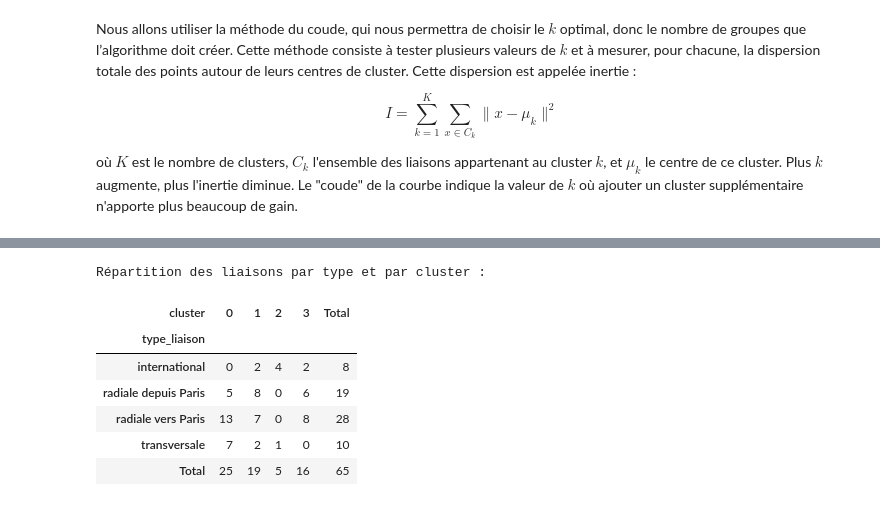
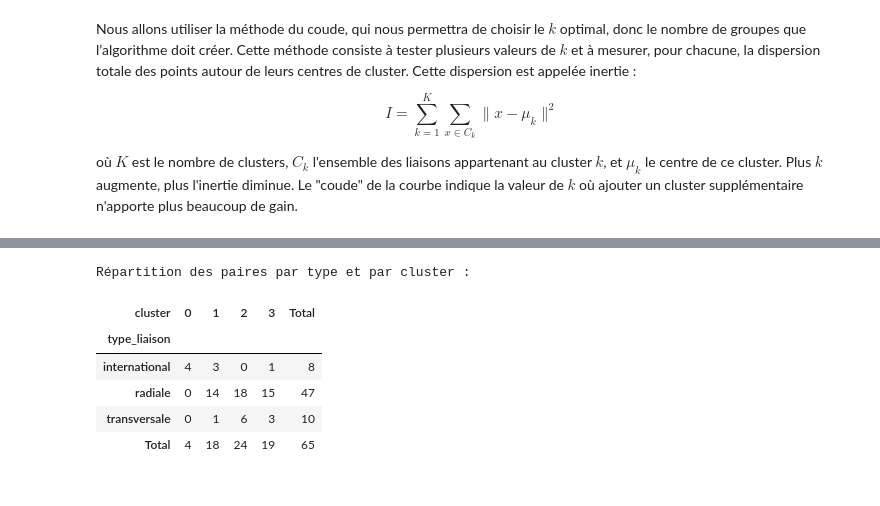
Before and after one commit to husseindakroube/IADATA701-PROJET, a Jupyter notebook: notebooks/04_ml_non_supervise.ipynb, the cells around one changed output, grey strips where cells are left out. Cells and saved outputs as stored; diff of their text form; code cells hidden in the pictures.

```diff
--- a/notebooks/04_ml_non_supervise.ipynb
+++ b/notebooks/04_ml_non_supervise.ipynb
@@ -204,10 +214,8 @@ Nous choisissons donc de retenir 4 clusters pour la suite de l'analyse, afin de
 # %%
-# clustering K-Means avec k=4
-# chaque liaison recoit un numero de cluster entre 0 et 3
+# Ajuster KMeans uniquement sur les données d'entraînement.
+kmeans = KMeans(n_clusters=4, random_state=SEED, n_init=10)
+profils["cluster"] = kmeans.fit_predict(X)
 
-modele = KMeans(n_clusters=4, random_state=SEED, n_init=10)
-profils["cluster"] = modele.fit_predict(X)
-
-print("Repartition des liaisons par cluster :")
+print("Répartition des paires par cluster :")
 print(profils["cluster"].value_counts().sort_index())
 # %% [output]
@@ -357,27 +341,37 @@ La projection PCA nous permet de représenter les 65 liaisons sur un graphique e
 # %%
+# Comparer les clusters avec une typologie adaptée aux paires non orientées.
+# Une paire internationale reste internationale ; sinon, la présence
+# d'une gare parisienne suffit à la classer comme radiale.
+paires_internationales = set(
+    data.loc[data["service"] == "International", "paire"]
+)
 
-# On compare les clusters obtenus avec notre classification géographique
-# Pour chaque paire de gares, on récupère son type de liaison
 
-type_par_paire = data.groupby("paire", observed=True)["type_liaison"].first()
-profils["type_liaison"] = type_par_paire
+def type_paire(paire):
+    if paire in paires_internationales:
+        return "international"
+    if any(gare in paris_gares for gare in paire):
+        return "radiale"
+    return "transversale"
 
-# On crée un tableau pour voir comment les types de liaisons
-# se répartissent entre les différents clusters
-tableau_croise = pd.crosstab(profils["type_liaison"],
-                             profils["cluster"],
-                             margins=True,
-                             margins_name="Total")
 
-print("Répartition des liaisons par type et par cluster :")
-tableau_croise
+# On évite de choisir arbitrairement le type de la première observation.
+profils["type_liaison"] = [type_paire(paire) for paire in profils.index]
+
+tableau_croise = pd.crosstab(
+    profils["type_liaison"],
+    profils["cluster"],
+    margins=True,
+    margins_name="Total",
+)
+print("Répartition des paires par type et par cluster :")
+display(tableau_croise)
 # %% [output]
-Répartition des liaisons par type et par cluster :
+Répartition des paires par type et par cluster :
 | cluster | 0 | 1 | 2 | 3 | Total |
 | type_liaison |  |  |  |  |  |
-| international | 0 | 2 | 4 | 2 | 8 |
-| radiale depuis Paris | 5 | 8 | 0 | 6 | 19 |
-| radiale vers Paris | 13 | 7 | 0 | 8 | 28 |
-| transversale | 7 | 2 | 1 | 0 | 10 |
-| Total | 25 | 19 | 5 | 16 | 65 |
+| international | 4 | 3 | 0 | 1 | 8 |
+| radiale | 0 | 14 | 18 | 15 | 47 |
+| transversale | 0 | 1 | 6 | 3 | 10 |
+| Total | 4 | 18 | 24 | 19 | 65 |
 # %%
```
Also changed, not shown: parts of 25 cells of this notebook, 4 other files.
